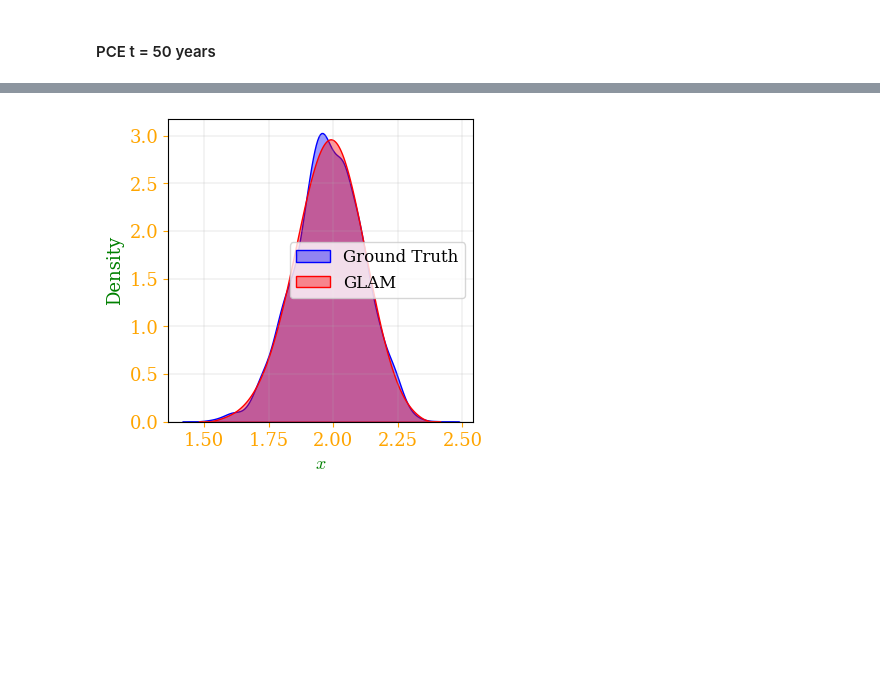
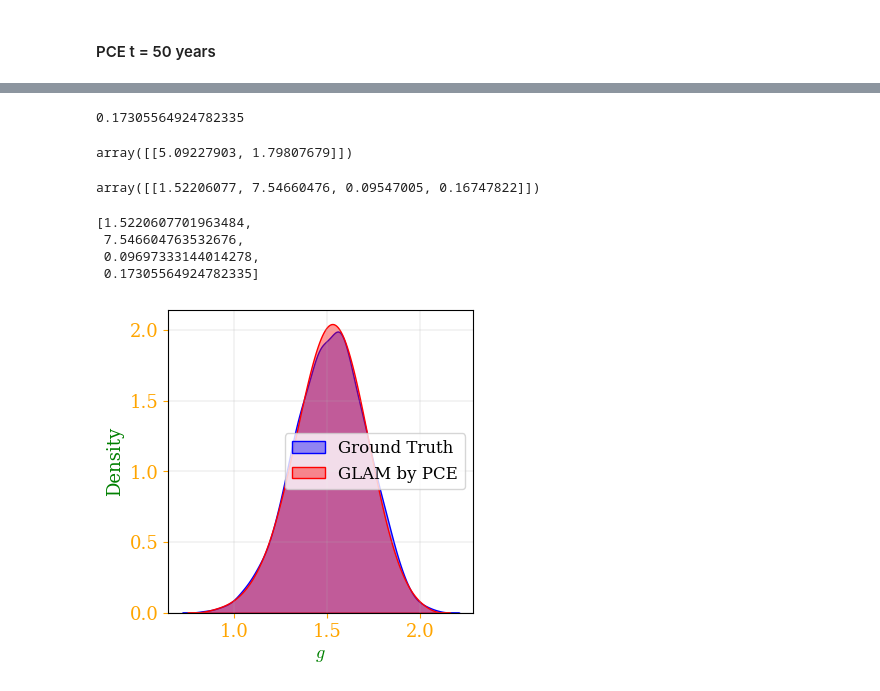
Before and after one commit to Pesquisa-UFCAT/2024-1_victor_hugo_renata_maria, a Jupyter notebook: analysis_g_function.ipynb, the cells around one changed output, grey strips where cells are left out. Cells and saved outputs as stored; diff of their text form; code cells hidden in the pictures; blank space fills up the shorter version.

Commit message:
glam

```diff
--- a/analysis_g_function.ipynb
+++ b/analysis_g_function.ipynb
@@ -124,16 +124,15 @@ plt.show()
 # %% [markdown]
 ### $\lambda$ over the time
 # %%
-x = time.copy()
 y1 = lambdas[:,0]
 y2 = lambdas[:,1]
 y3 = lambdas[:,2]
 y4 = lambdas[:,3]
 data = [
-        {'x': x, 'y': y1},
-        {'x': x, 'y': y2},
-        {'x': x, 'y': y3},
-        {'x': x, 'y': y4}
+        {'x': time, 'y': y1},
+        {'x': time, 'y': y2},
+        {'x': time, 'y': y3},
+        {'x': time, 'y': y4}
     ]
 # %%
 ### Figure name and DPI
@@ -229 +228,28 @@ lambda_3
+# %%
+lambda_4 = list(lambdas[:,3])
+lambda_4 = np.mean(lambda_4)
+lambda_4
+# %% [output]
+0.17305564924782335
+# %%
+x
+# %% [output]
+array([[5.09227903, 1.79807679]])
+# %%
+import pickle
+with open('pce_metamodel_50.pkl', 'rb') as f:
+    pce_metamodel = pickle.load(f)
+
+y_val_pre = pce_metamodel.predict(x)
+y_val_pre
+# %% [output]
+array([[1.52206077, 7.54660476, 0.09547005, 0.16747822]])
+# %%
+lambdas_aux = [y_val_pre[0,0], y_val_pre[0,1], lambda_3, lambda_4]
+lambdas_aux
+# %% [output]
+[1.5220607701963484,
+ 7.546604763532676,
+ 0.09697333144014278,
+ 0.17305564924782335]
 # %%
@@ -261,7 +285,7 @@ h_input = h_cm * inches_to_cm
 
 ### Axis and labels (For LateX font format use the dollar sign $)
 label_y = 'Density'
-label_x = '$x$'                     # Change as you wish
+label_x = '$g$'                     # Change as you wish
 size_label = 13                     # Change as you wish
 color_label = 'green'               # or hexadecimal. Change as you wish
 size_axis = 13                      # Change as you wish
@@ -270,32 +294,32 @@ color_axis = 'orange'                # or hexadecimal. Change as you wish
 ### Color KDE
 color = ['blue', 'red']             # or hexadecimal. Change as you wish
 alpha = 0.4                         # Change as you wish
 
 ### Legend. Do you need legend? Use the cell bellow:
-legend_label = ['Ground Truth', 'GLAM']    # Change as you wish
+legend_label = ['Ground Truth', 'GLAM by PCE']    # Change as you wish
 size_legend = 12                       # Change as you wish
 location_legend = 'center right'       # Change as you wish
 
 ### Figure
 fig, ax = plt.subplots(figsize=(b_input, h_input))
 
 ### Config axis
 ax.tick_params(axis='both', which='major', labelsize=size_axis, colors=color_axis)
 ax.set_xlabel(label_x, fontsize=size_label, color=color_label)
 ax.set_ylabel(label_y, fontsize=size_label, color=color_label)
 
 ### Config grid
 on_or_off = True
 plt.grid(on_or_off, which='both', linestyle='-', linewidth=0.2)
 
 ### Plot with legend
 sns.kdeplot(data=gt_data, fill=True, alpha=alpha, ax=ax, color=color[0], label=legend_label[0])
 sns.kdeplot(data=glam_data, fill=True, alpha=alpha, ax=ax, color=color[1], label=legend_label[1])
 ### Legend. Do you need legend? Use the cell bellow:
 ax.legend(fontsize=size_legend, loc=location_legend)
 
 # Save. Do you need save? Use the cell bellow:
 fig.savefig(f'z_{name}.png', dpi=dpi, bbox_inches='tight')
 plt.show()
 # %% [output]
-[figure, old version]
+[figure, new version]
```
Also changed, not shown: parts of 6 cells of this notebook, 3 other files.
